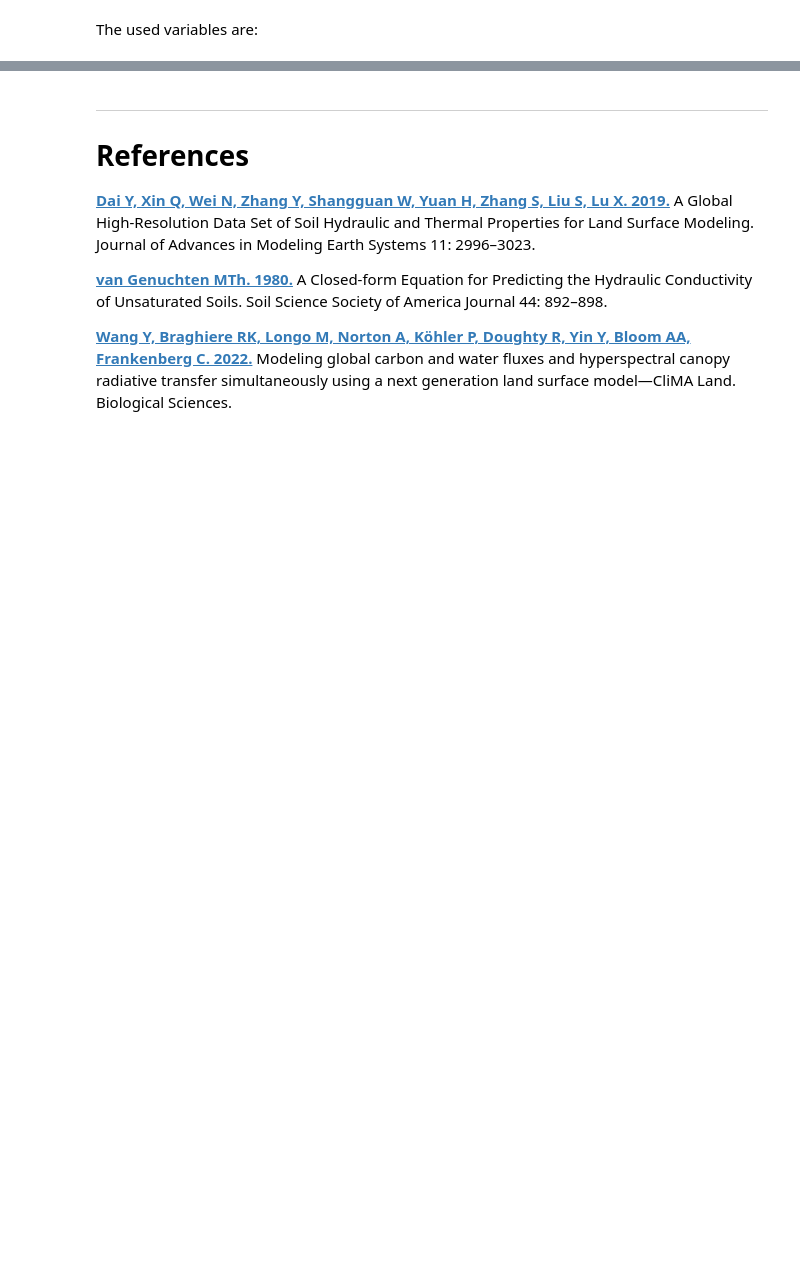
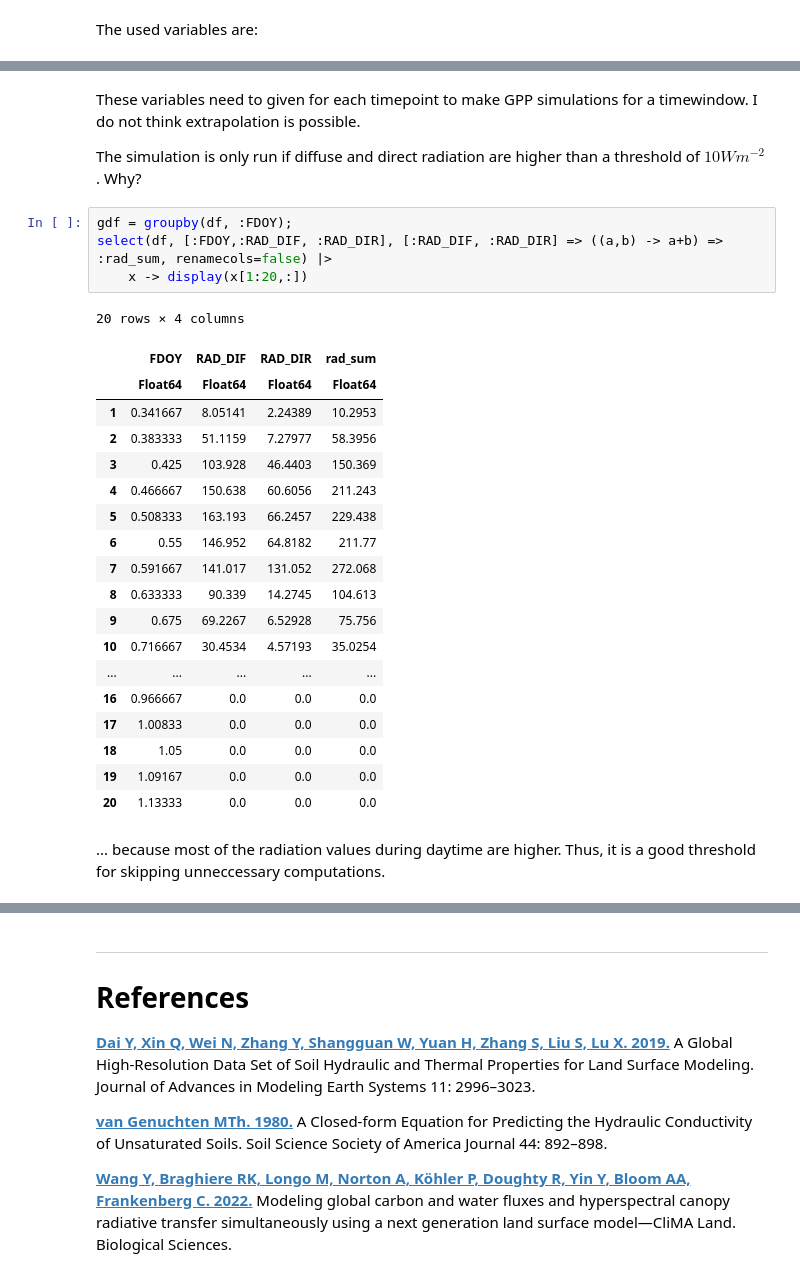
Before and after one commit to biothomme/Isoprene, a Jupyter notebook: notebooks/pinN1_stories/03_test_models/01_clima_land_vanilla.ipynb, the cells around one changed output, grey strips where cells are left out. Cells and saved outputs as stored; diff of their text form; blank space fills up the shorter version.

```diff
--- a/notebooks/pinN1_stories/03_test_models/01_clima_land_vanilla.ipynb
+++ b/notebooks/pinN1_stories/03_test_models/01_clima_land_vanilla.ipynb
@@ -398,0 +222,30 @@ clima_land!(node::SPACMono{FT}, df::DataFrame; hyper::Bool = true) where {FT<:Ab
+# %% [markdown]
+These variables need to given for each timepoint to make GPP simulations for a timewindow. I do not think extrapolation is possible.
+
+The simulation is only run if diffuse and direct radiation are higher than a threshold of $10 W m^{-2}$. Why?
+# %%
+gdf = groupby(df, :FDOY);
+select(df, [:FDOY,:RAD_DIF, :RAD_DIR], [:RAD_DIF, :RAD_DIR] => ((a,b) -> a+b) => :rad_sum, renamecols=false) |>
+    x -> display(x[1:20,:])
+# %% [output]
+20 rows × 4 columns
+|  | FDOY | RAD_DIF | RAD_DIR | rad_sum |
+|  | Float64 | Float64 | Float64 | Float64 |
+| 1 | 0.341667 | 8.05141 | 2.24389 | 10.2953 |
+| 2 | 0.383333 | 51.1159 | 7.27977 | 58.3956 |
+| 3 | 0.425 | 103.928 | 46.4403 | 150.369 |
+| 4 | 0.466667 | 150.638 | 60.6056 | 211.243 |
+| 5 | 0.508333 | 163.193 | 66.2457 | 229.438 |
+| 6 | 0.55 | 146.952 | 64.8182 | 211.77 |
+| 7 | 0.591667 | 141.017 | 131.052 | 272.068 |
+| 8 | 0.633333 | 90.339 | 14.2745 | 104.613 |
+| 9 | 0.675 | 69.2267 | 6.52928 | 75.756 |
+| 10 | 0.716667 | 30.4534 | 4.57193 | 35.0254 |
+| ... | ... | ... | ... | ... |
+| 16 | 0.966667 | 0.0 | 0.0 | 0.0 |
+| 17 | 1.00833 | 0.0 | 0.0 | 0.0 |
+| 18 | 1.05 | 0.0 | 0.0 | 0.0 |
+| 19 | 1.09167 | 0.0 | 0.0 | 0.0 |
+| 20 | 1.13333 | 0.0 | 0.0 | 0.0 |
+# %% [markdown]
+... because most of the radiation values during daytime are higher. Thus, it is a good threshold for skipping unneccessary computations.
```
Also changed, not shown: parts of 16 cells of this notebook.
